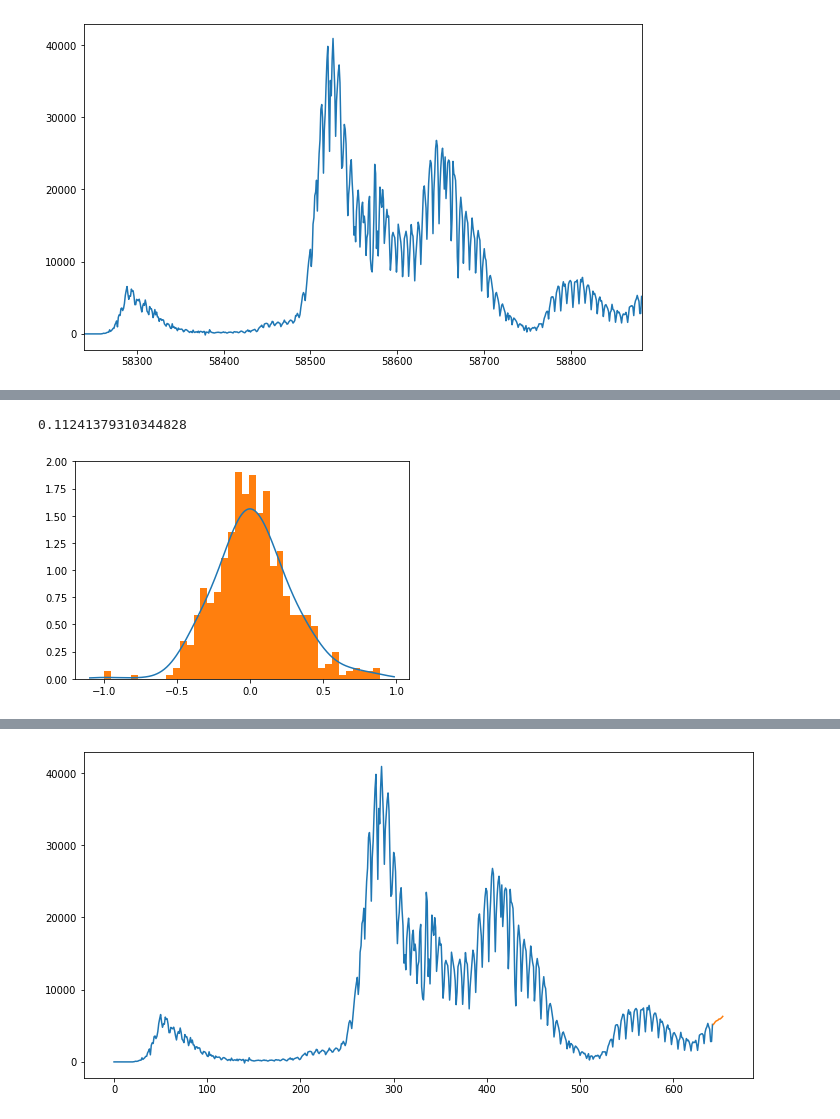
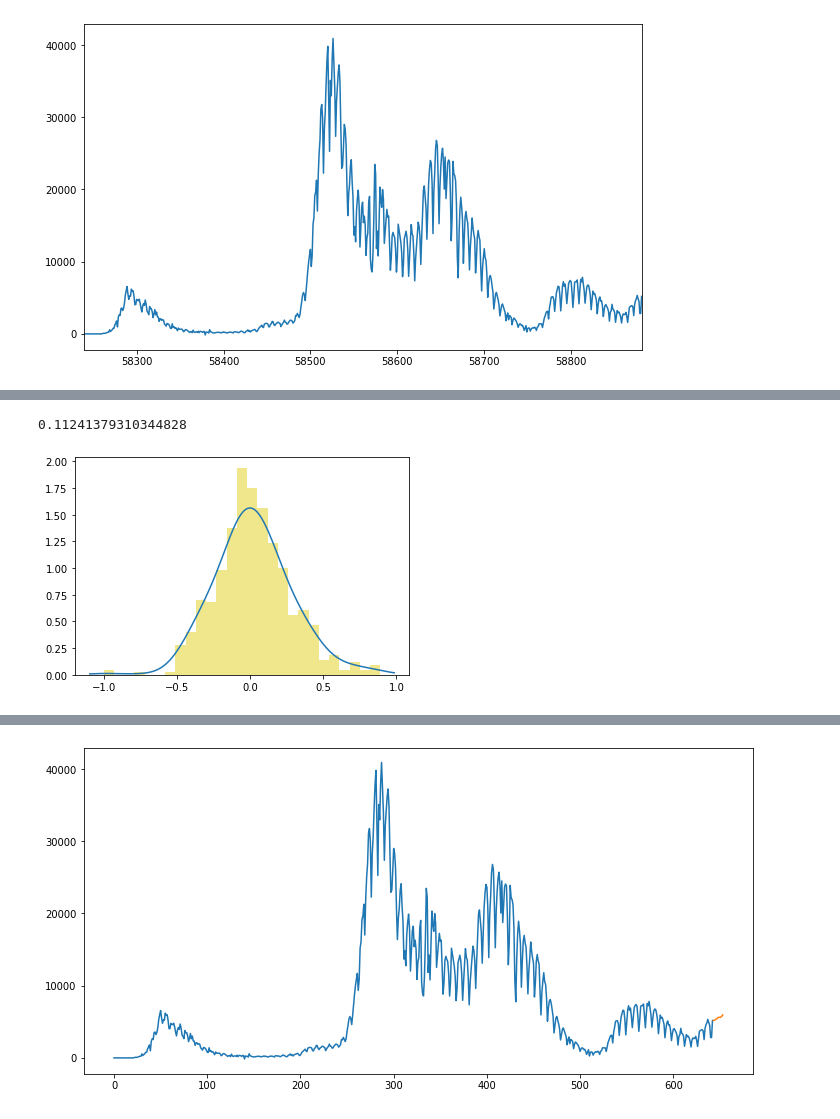
Before and after one commit to danielamichel/Proyecto1_DMichel_ADurrmuller, a Jupyter notebook: Proyecto_ASDurrmuller_DMichel.ipynb, the cells around one changed output, grey strips where cells are left out. Cells and saved outputs as stored; diff of their text form; code cells hidden in the pictures.

```diff
--- a/Proyecto_ASDurrmuller_DMichel.ipynb
+++ b/Proyecto_ASDurrmuller_DMichel.ipynb
@@ -163,11 +324,11 @@ x_hist = x_hist[1:] # Se obvia el último valor de x para obtener exactamente J
 # %%
 x, pdf = kde(casos_totales, bandwidth = -1) # Para encontrar el mejor bandwidth, bandwidth=-1
 plt.plot(x, pdf)
-plt.hist(casos_totales.values, bins=40,density=True)
+plt.hist(casos_totales.values, bins="auto",density=True, color="khaki")
 plt.show()
 # %% [output]
 0.11241379310344828
-[figure, old version]
+[figure, new version]
 # %%
 kde_casos = KernelDensity(bandwidth=0.11241379310344828)
 kde_casos.fit(casos_totales.values.reshape(-1, 1))
```
Also changed, not shown: parts of 34 cells of this notebook.
